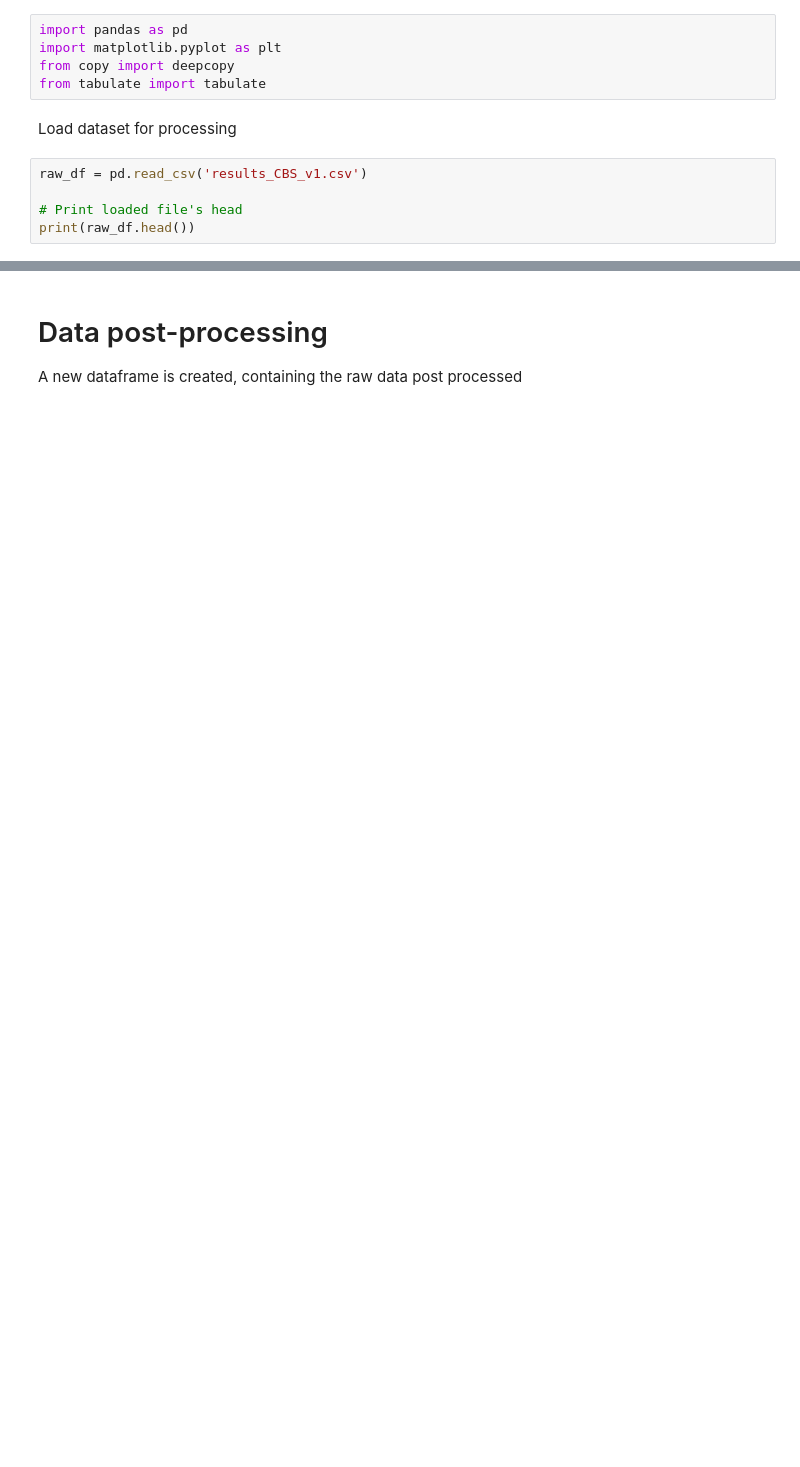
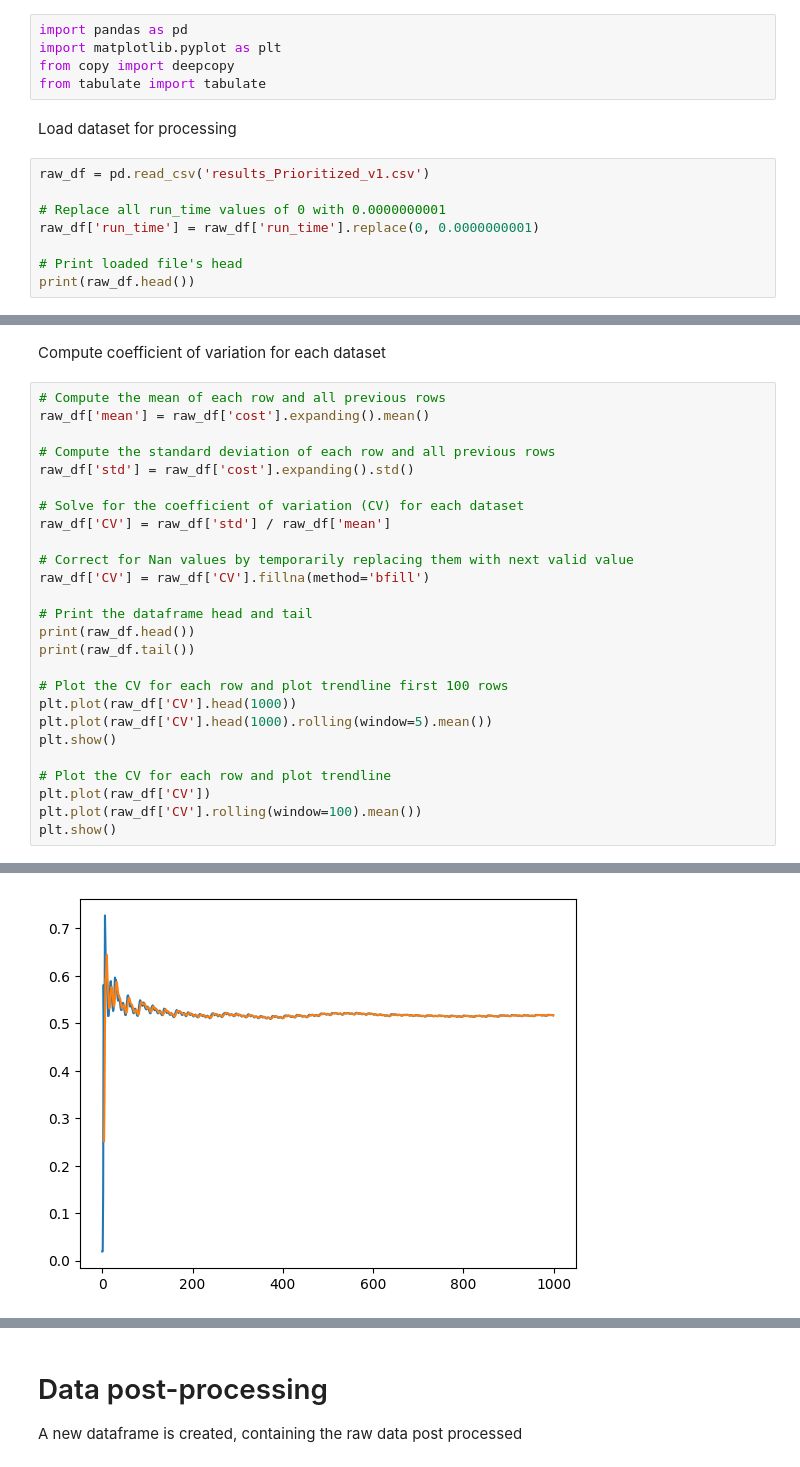
Before and after one commit to vguillet/ABM_assignment, a Jupyter notebook: Statistical_significance_analysis.ipynb, the cells around one changed output, grey strips where cells are left out. Saved outputs shown, nothing was run; the diff lists cells and outputs as text; blank space fills up the shorter version.

```diff
--- a/Statistical_significance_analysis.ipynb
+++ b/Statistical_significance_analysis.ipynb
@@ -6,7 +6,10 @@ from tabulate import tabulate
 # %% [markdown]
 Load dataset for processing
 # %%
-raw_df = pd.read_csv('results_CBS_v1.csv')
+raw_df = pd.read_csv('results_Prioritized_v1.csv')
+
+# Replace all run_time values of 0 with 0.0000000001
+raw_df['run_time'] = raw_df['run_time'].replace(0, 0.0000000001)
 
 # Print loaded file's head
 print(raw_df.head())
@@ -12,0 +30,29 @@ print(raw_df.head())
+# %% [markdown]
+Compute coefficient of variation for each dataset
+# %%
+# Compute the mean of each row and all previous rows
+raw_df['mean'] = raw_df['cost'].expanding().mean()
+
+# Compute the standard deviation of each row and all previous rows
+raw_df['std'] = raw_df['cost'].expanding().std()
+
+# Solve for the coefficient of variation (CV) for each dataset
+raw_df['CV'] = raw_df['std'] / raw_df['mean']
+
+# Correct for Nan values by temporarily replacing them with next valid value
+raw_df['CV'] = raw_df['CV'].fillna(method='bfill')
+
+# Print the dataframe head and tail
+print(raw_df.head())
+print(raw_df.tail())
+
+# Plot the CV for each row and plot trendline first 100 rows
+plt.plot(raw_df['CV'].head(1000))
+plt.plot(raw_df['CV'].head(1000).rolling(window=5).mean())
+plt.show()
+
+# Plot the CV for each row and plot trendline
+plt.plot(raw_df['CV'])
+plt.plot(raw_df['CV'].rolling(window=100).mean())
+plt.show()
+# %% [output]
@@ -12,0 +76 @@ print(raw_df.head())
+[figure, added]
```
Also changed, not shown: parts of 17 cells of this notebook, 7 other files.
